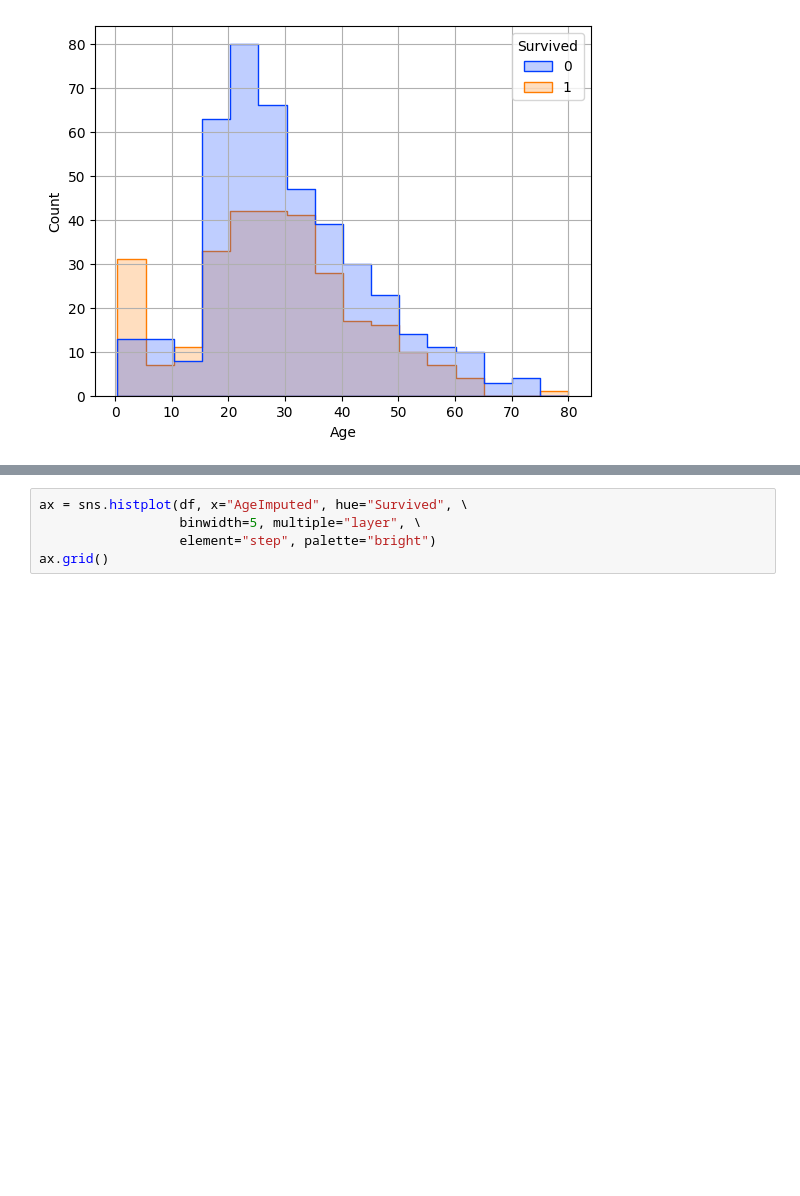
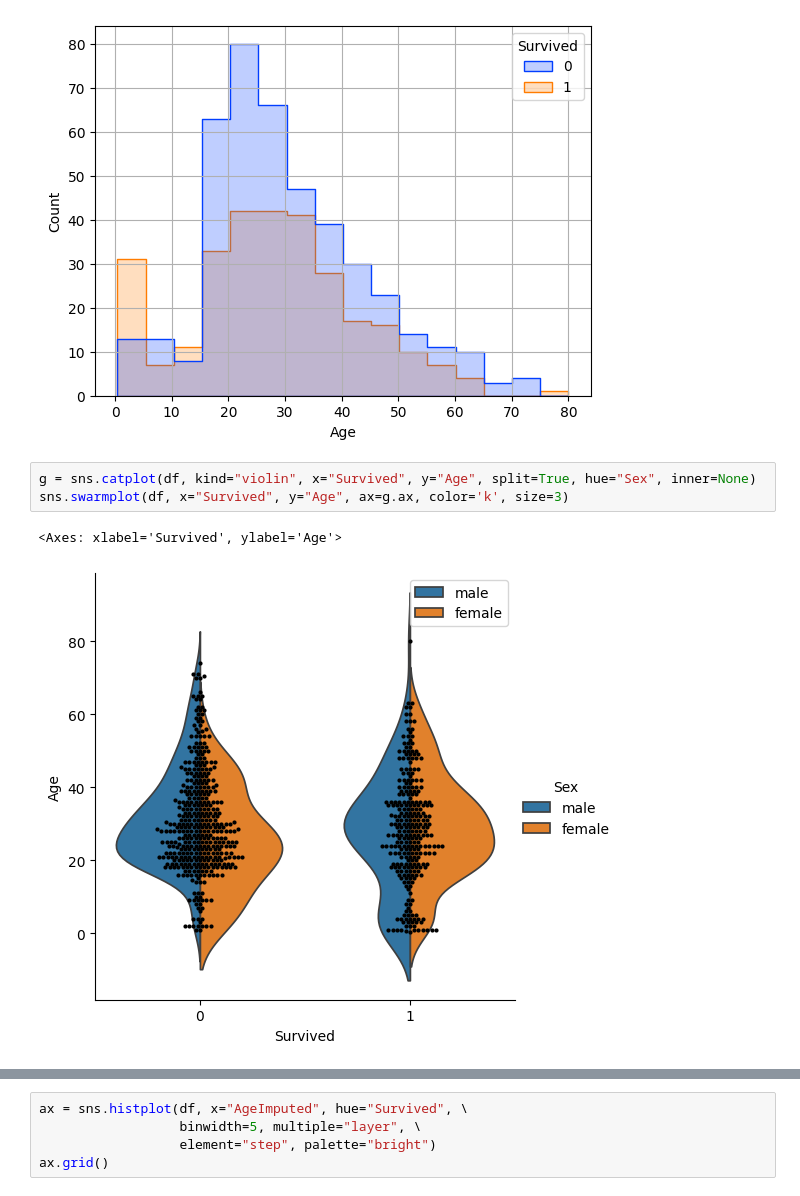
Before and after one commit to rfdspeng/ml_ai_portfolio, a Jupyter notebook: titanic/titanic.ipynb, the cells around one changed output, grey strips where cells are left out. Drawn from its saved outputs; the diff is of its cells as text; blank space fills up the shorter version.

```diff
--- a/titanic/titanic.ipynb
+++ b/titanic/titanic.ipynb
@@ -311,3 +311,9 @@ ax = sns.histplot(df, x="Age", hue="Survived", \
 ax.grid()
 # %% [output]
 [figure]
+# %%
+g = sns.catplot(df, kind="violin", x="Survived", y="Age", split=True, hue="Sex", inner=None)
+sns.swarmplot(df, x="Survived", y="Age", ax=g.ax, color='k', size=3)
+# %% [output]
+<Axes: xlabel='Survived', ylabel='Age'>
+[figure, added]
```
Also changed, not shown: parts of 1 cell of this notebook, 1 other file.
